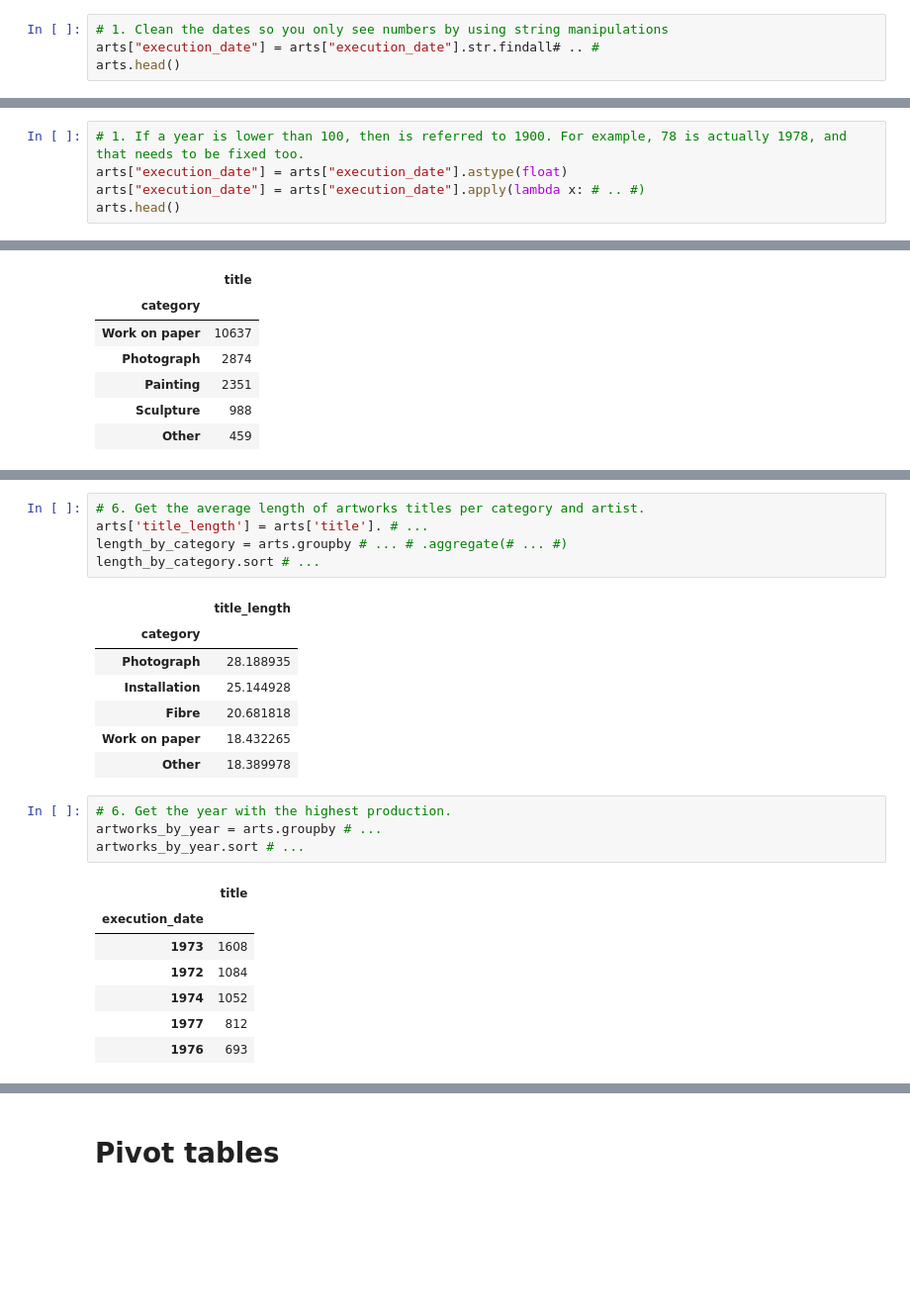
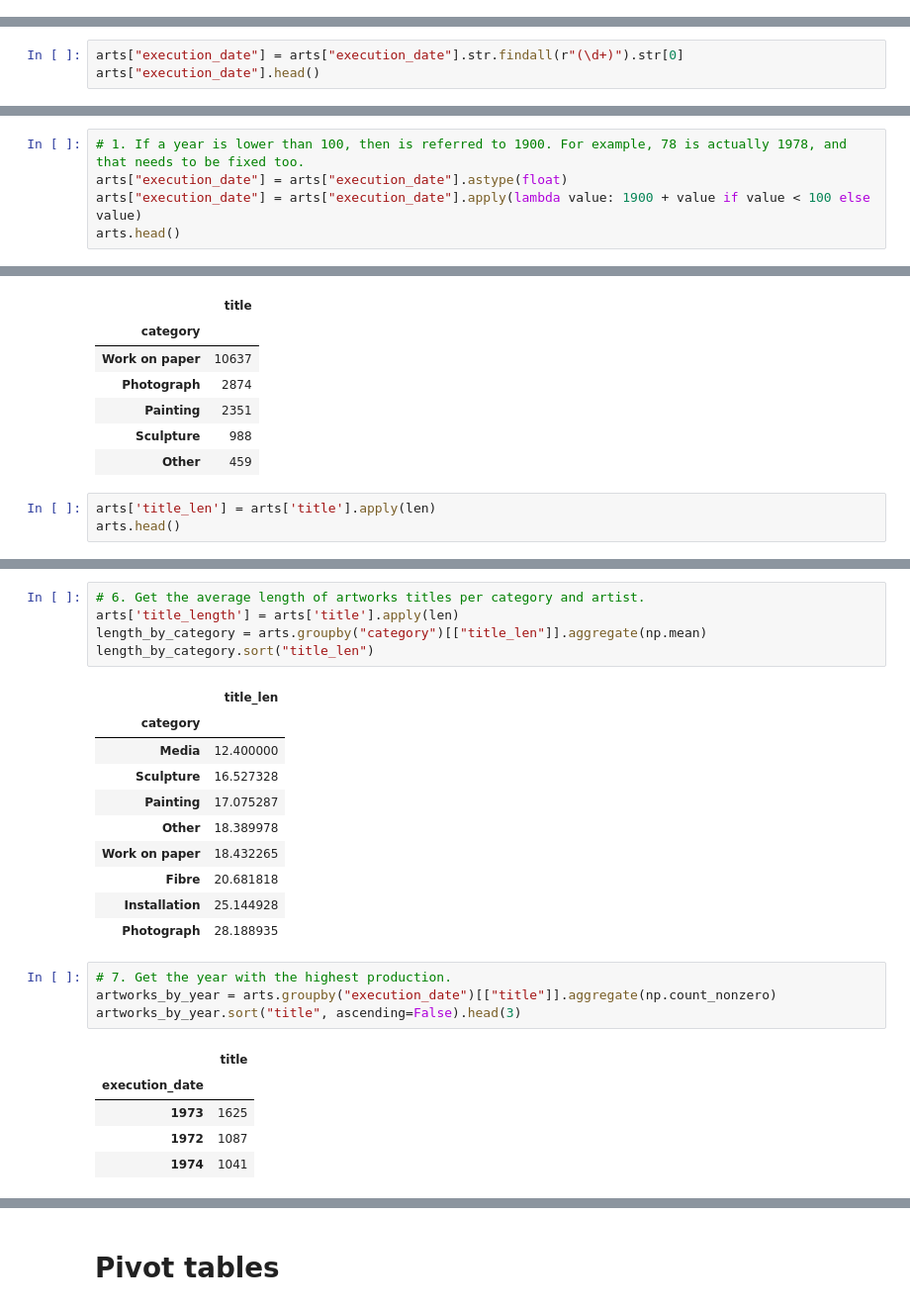
Before and after one commit to versae/DH2304, a Jupyter notebook: class07.ipynb, the cells around one changed output, grey strips where cells are left out. Shown: that part at 99% size. Drawn from its saved outputs; the diff is of its cells as text; blank space fills up the shorter version.

```diff
--- a/class07.ipynb
+++ b/class07.ipynb
@@ -528,4 +517,0 @@ arts["execution_date"] = arts["execution_date"].apply(clean_year_99)
-# %%
-# 1. Clean the dates so you only see numbers by using string manipulations
-arts["execution_date"] = arts["execution_date"].str.findall# .. #
-arts.head()
@@ -538,0 +518,3 @@ arts.head()
+# %%
+arts["execution_date"] = arts["execution_date"].str.findall(r"(\d+)").str[0]
+arts["execution_date"].head()
@@ -539,6 +528,6 @@ arts.head()
 # %%
 # 1. If a year is lower than 100, then is referred to 1900. For example, 78 is actually 1978, and that needs to be fixed too.
 arts["execution_date"] = arts["execution_date"].astype(float)
-arts["execution_date"] = arts["execution_date"].apply(lambda x: # .. #)
+arts["execution_date"] = arts["execution_date"].apply(lambda value: 1900 + value if value < 100 else value)
 arts.head()
 # %% [output]
@@ -597,3 +586,6 @@ artworks_by_category.sort("title", ascending=False).head()
 | Painting | 2351 |
 | Sculpture | 988 |
 | Other | 459 |
+# %%
+arts['title_len'] = arts['title'].apply(len)
+arts.head()
@@ -600,27 +599,28 @@ artworks_by_category.sort("title", ascending=False).head()
 # %%
 # 6. Get the average length of artworks titles per category and artist.
-arts['title_length'] = arts['title']. # ...
-length_by_category = arts.groupby # ... # .aggregate(# ... #)
-length_by_category.sort # ...
+arts['title_length'] = arts['title'].apply(len)
+length_by_category = arts.groupby("category")[["title_len"]].aggregate(np.mean)
+length_by_category.sort("title_len")
 # %% [output]
-|  | title_length |
+|  | title_len |
 | category |  |
+| Media | 12.400000 |
+| Sculpture | 16.527328 |
+| Painting | 17.075287 |
+| Other | 18.389978 |
+| Work on paper | 18.432265 |
+| Fibre | 20.681818 |
+| Installation | 25.144928 |
 | Photograph | 28.188935 |
-| Installation | 25.144928 |
-| Fibre | 20.681818 |
-| Work on paper | 18.432265 |
-| Other | 18.389978 |
 # %%
-# 6. Get the year with the highest production.
-artworks_by_year = arts.groupby # ...
-artworks_by_year.sort # ...
+# 7. Get the year with the highest production.
+artworks_by_year = arts.groupby("execution_date")[["title"]].aggregate(np.count_nonzero)
+artworks_by_year.sort("title", ascending=False).head(3)
 # %% [output]
 |  | title |
 | execution_date |  |
-| 1973 | 1608 |
-| 1972 | 1084 |
-| 1974 | 1052 |
-| 1977 | 812 |
-| 1976 | 693 |
+| 1973 | 1625 |
+| 1972 | 1087 |
+| 1974 | 1041 |
 # %%
 # 8. Get the approximate period of production for each artist. If an artist painted from 1970 to 1990, the period is 20.
```
Also changed, not shown: parts of 15 cells of this notebook.
